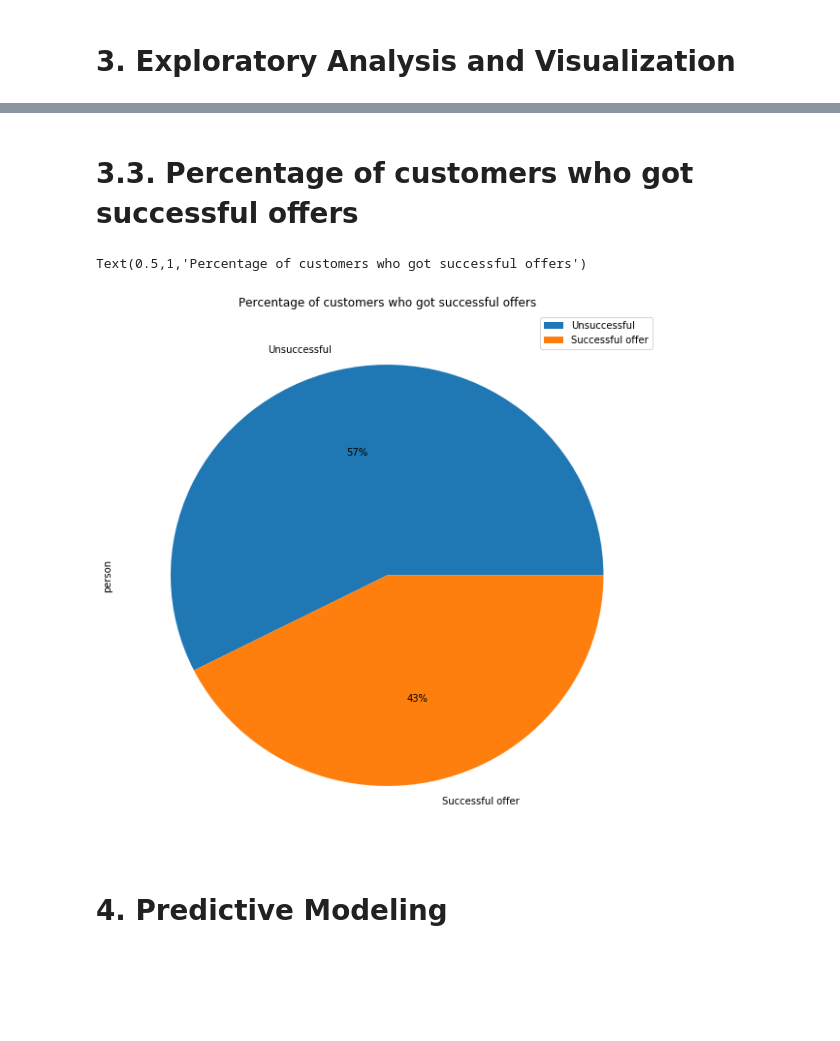
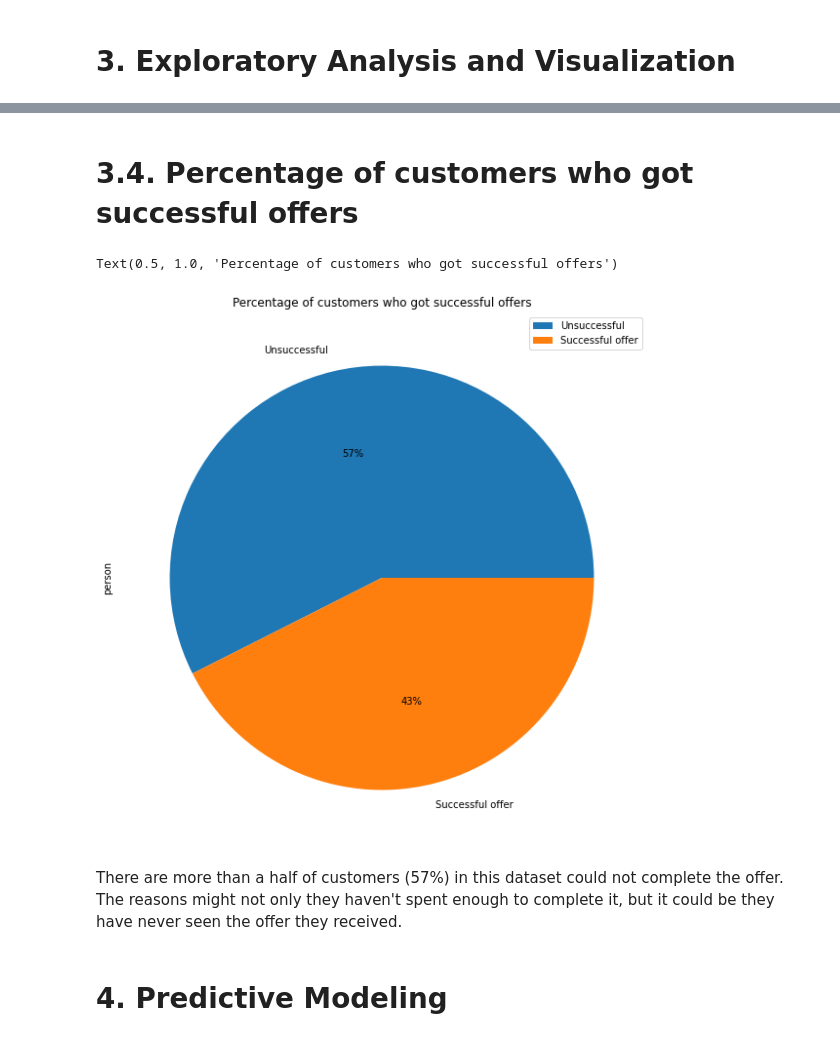
Before and after one commit to happyPrince169/Starbucks_Capstone_Challenge, a Jupyter notebook: Starbucks_Capstone_notebook.ipynb, the cells around one changed output, grey strips where cells are left out. Cells and saved outputs as stored; diff of their text form; code cells hidden in the pictures; blank space fills up the shorter version.

```diff
--- a/Starbucks_Capstone_notebook.ipynb
+++ b/Starbucks_Capstone_notebook.ipynb
@@ -234 +255,30 @@ pivot_transcript = pivot_transcript.reset_index()
+# %%
+# A user can receive an offer, never actually view the offer, but still spend to complete the offer
+# so an offer succeed only when the customer completes 3 steps of the offer
+# To determine if a customer fully completes an offer,
+# we need to segregate event types from column 'event' into different columns
+# and convert their values to numeric 0s and 1s for it to be easier to calculate
+
+transcript['tmp'] = 1
+
+pivot_transcript = pd.pivot_table(transcript, index=['person', 'offer_id'], columns='event', values='tmp').fillna(0)
+pivot_transcript = pivot_transcript.reset_index()
+
+pivot_transcript.head(15)
+
+# an offer succeed only when the customer completes 3 steps of the offer
+# full_completed: 1
+# not_completed: 0
+def get_full_completed(row):
+    '''
+    Function returns value 1 if customer completes 3 steps of the offer
+    and 0 if 1 of 3 offer steps incomplete
+    Input: row of Dataframe
+    Output: 1 or 0
+    '''
+    if row['offer completed']==1 and row['offer received']==1 and row['offer viewed']==1:
+        return 1
+    return 0
+
+pivot_transcript['full_completed'] = pivot_transcript.apply(lambda row: get_full_completed(row), axis=1)
 # %%
@@ -265,4 +305,7 @@ pivot_transcript.head()
 pivot_transcript = pivot_transcript.merge(transaction_amount, how='outer', left_on='person', right_on='person')
+# %%
+# Rename columns
+pivot_transcript.rename(columns = {'offer completed':'offer_completed', 'offer received':'offer_received', 'offer viewed':'offer_viewed'}, inplace = True)
 # %%
 # Merge transcript and profile based on customer id
 transcript_profile = pivot_transcript.merge(profile, how='outer', left_on='person', right_on='id').drop(columns=['id'])
@@ -272,3 +315 @@ transcript_profile_portfolio = transcript_profile.merge(portfolio, how='outer',
-# %%
-transcript_profile_portfolio.rename(columns = {'offer completed':'offer_completed', 'offer received':'offer_received', 'offer viewed':'offer_viewed'}, inplace = True)
 # %%
@@ -305,9 +357,6 @@ reward                 6
 dtype: int64
 # %%
 merged_df = transcript_profile_portfolio
-# %%
-# Dealing with null values of income
-merged_df['income']=merged_df['income'].fillna(merged_df['income'].mean())
 # %%
 # Dealing with other null values
 merged_df = merged_df.dropna(how='any',axis=0)
@@ -379,11 +455,16 @@ plt.show()
 # %% [markdown]
-# 3.3. Percentage of customers who got successful offers
+# 3.4. Percentage of customers who got successful offers
 # %%
-merged_df.groupby(['full_completed']).count().plot(figsize=(10,10), kind='pie', y='person', autopct='%1.0f%%', labels = ["Unsuccessful", "Successful offer"])
+# Count successful offers (when a customer completes 3 steps of offer processing)
+successful_offers = merged_df.groupby(['full_completed']).count()
+
+successful_offers.plot(figsize=(10,10), kind='pie', y='person', autopct='%1.0f%%', labels = ["Unsuccessful", "Successful offer"])
 plt.title('Percentage of customers who got successful offers')
 # %% [output]
-Text(0.5,1,'Percentage of customers who got successful offers')
+Text(0.5, 1.0, 'Percentage of customers who got successful offers')
-[figure, old version]
+[figure, new version]
+# %% [markdown]
+There are more than a half of customers (57%) in this dataset could not complete the offer. The reasons might not only they haven't spent enough to complete it, but it could be they have never seen the offer they received.
 # %% [markdown]
 # 4. Predictive Modeling
 # %%
```
Also changed, not shown: parts of 47 cells of this notebook, 4 other files.
